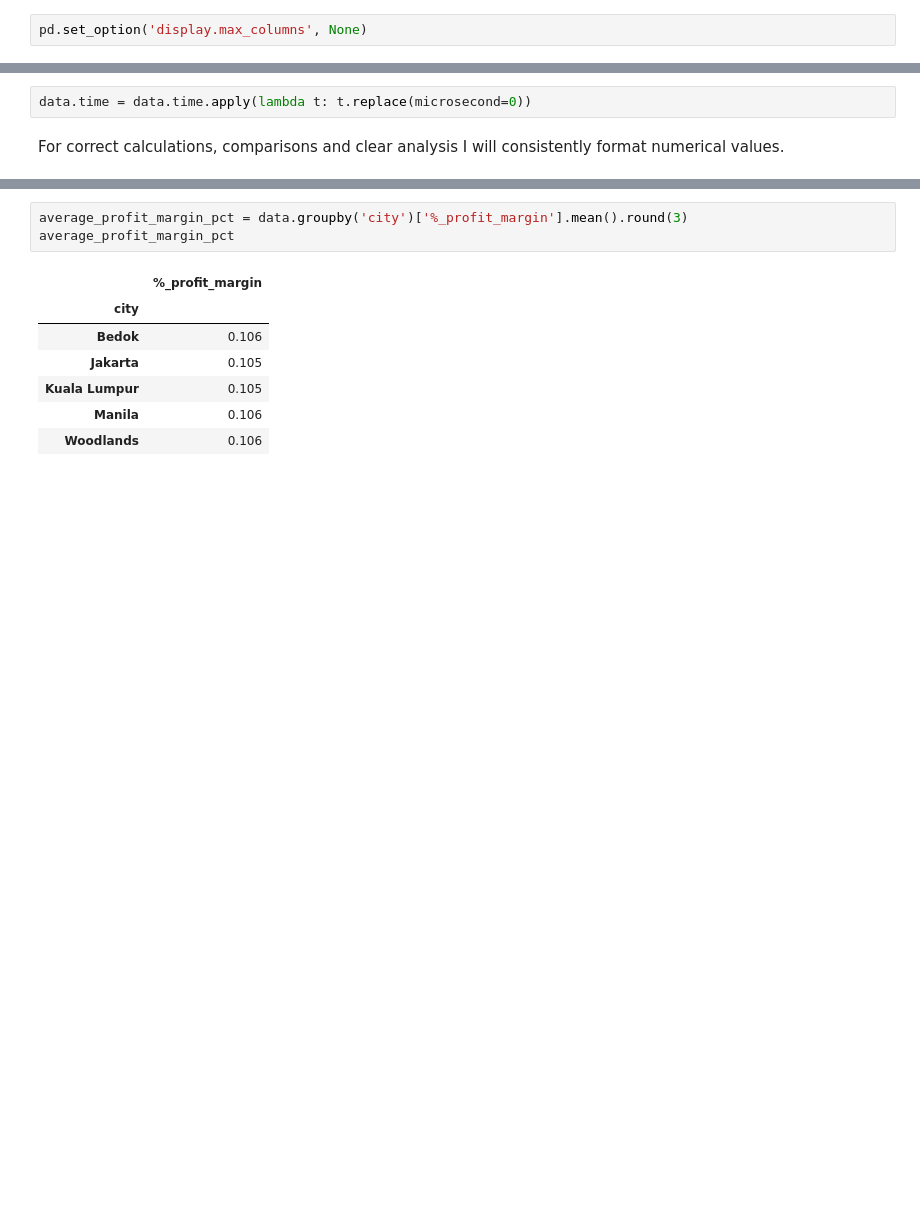
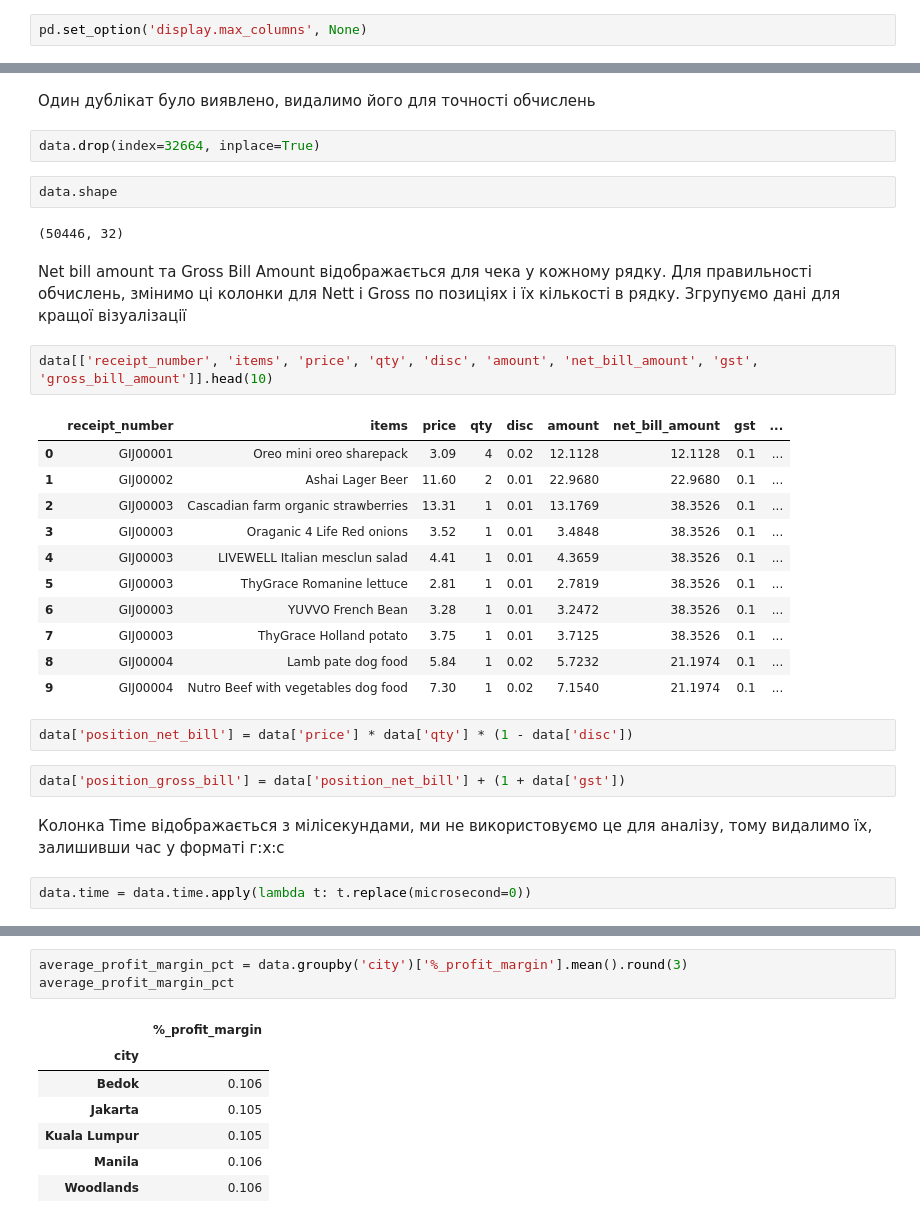
Before and after one commit to sheinviktoriia/Data-analyst-home-works-, a Jupyter notebook: Final_Project_Grocery_store_sales_analysis.ipynb, the cells around one changed output, grey strips where cells are left out. Saved outputs shown, nothing was run; the diff lists cells and outputs as text; blank space fills up the shorter version.

```diff
--- a/Final_Project_Grocery_store_sales_analysis.ipynb
+++ b/Final_Project_Grocery_store_sales_analysis.ipynb
@@ -121,4 +139,32 @@ Time column displays microseconds which are not useful for analytics, therefore
+# %% [markdown]
+Один дублікат було виявлено, видалимо його для точності обчислень
+# %%
+data.drop(index=32664, inplace=True)
+# %%
+data.shape
+# %% [output]
+(50446, 32)
+# %% [markdown]
+Net bill amount та Gross Bill Amount відображається для чека у кожному рядку. Для правильності обчислень, змінимо ці колонки для Nett і Gross по позиціях і їх кількості в рядку. Згрупуємо дані для кращої візуалізації
+# %%
+data[['receipt_number', 'items', 'price', 'qty', 'disc', 'amount', 'net_bill_amount', 'gst', 'gross_bill_amount']].head(10)
+# %% [output]
+|  | receipt_number | items | price | qty | disc | amount | net_bill_amount | gst | ... |
+| 0 | GIJ00001 | Oreo mini oreo sharepack | 3.09 | 4 | 0.02 | 12.1128 | 12.1128 | 0.1 | ... |
+| 1 | GIJ00002 | Ashai Lager Beer | 11.60 | 2 | 0.01 | 22.9680 | 22.9680 | 0.1 | ... |
+| 2 | GIJ00003 | Cascadian farm organic strawberries | 13.31 | 1 | 0.01 | 13.1769 | 38.3526 | 0.1 | ... |
+| 3 | GIJ00003 | Oraganic 4 Life Red onions | 3.52 | 1 | 0.01 | 3.4848 | 38.3526 | 0.1 | ... |
+| 4 | GIJ00003 | LIVEWELL Italian mesclun salad | 4.41 | 1 | 0.01 | 4.3659 | 38.3526 | 0.1 | ... |
+| 5 | GIJ00003 | ThyGrace Romanine lettuce | 2.81 | 1 | 0.01 | 2.7819 | 38.3526 | 0.1 | ... |
+| 6 | GIJ00003 | YUVVO French Bean | 3.28 | 1 | 0.01 | 3.2472 | 38.3526 | 0.1 | ... |
+| 7 | GIJ00003 | ThyGrace Holland potato | 3.75 | 1 | 0.01 | 3.7125 | 38.3526 | 0.1 | ... |
+| 8 | GIJ00004 | Lamb pate dog food | 5.84 | 1 | 0.02 | 5.7232 | 21.1974 | 0.1 | ... |
+| 9 | GIJ00004 | Nutro Beef with vegetables dog food | 7.30 | 1 | 0.02 | 7.1540 | 21.1974 | 0.1 | ... |
+# %%
+data['position_net_bill'] = data['price'] * data['qty'] * (1 - data['disc'])
+# %%
+data['position_gross_bill'] = data['position_net_bill'] + (1 + data['gst'])
+# %% [markdown]
+Колонка Time відображається з мілісекундами, ми не використовуємо це для аналізу, тому видалимо їх, залишивши час у форматі г:х:с
 # %%
 data.time = data.time.apply(lambda t: t.replace(microsecond=0))
-# %% [markdown]
-For correct calculations, comparisons and clear analysis I will consistently format numerical values.
```
Also changed, not shown: parts of 51 cells of this notebook.
